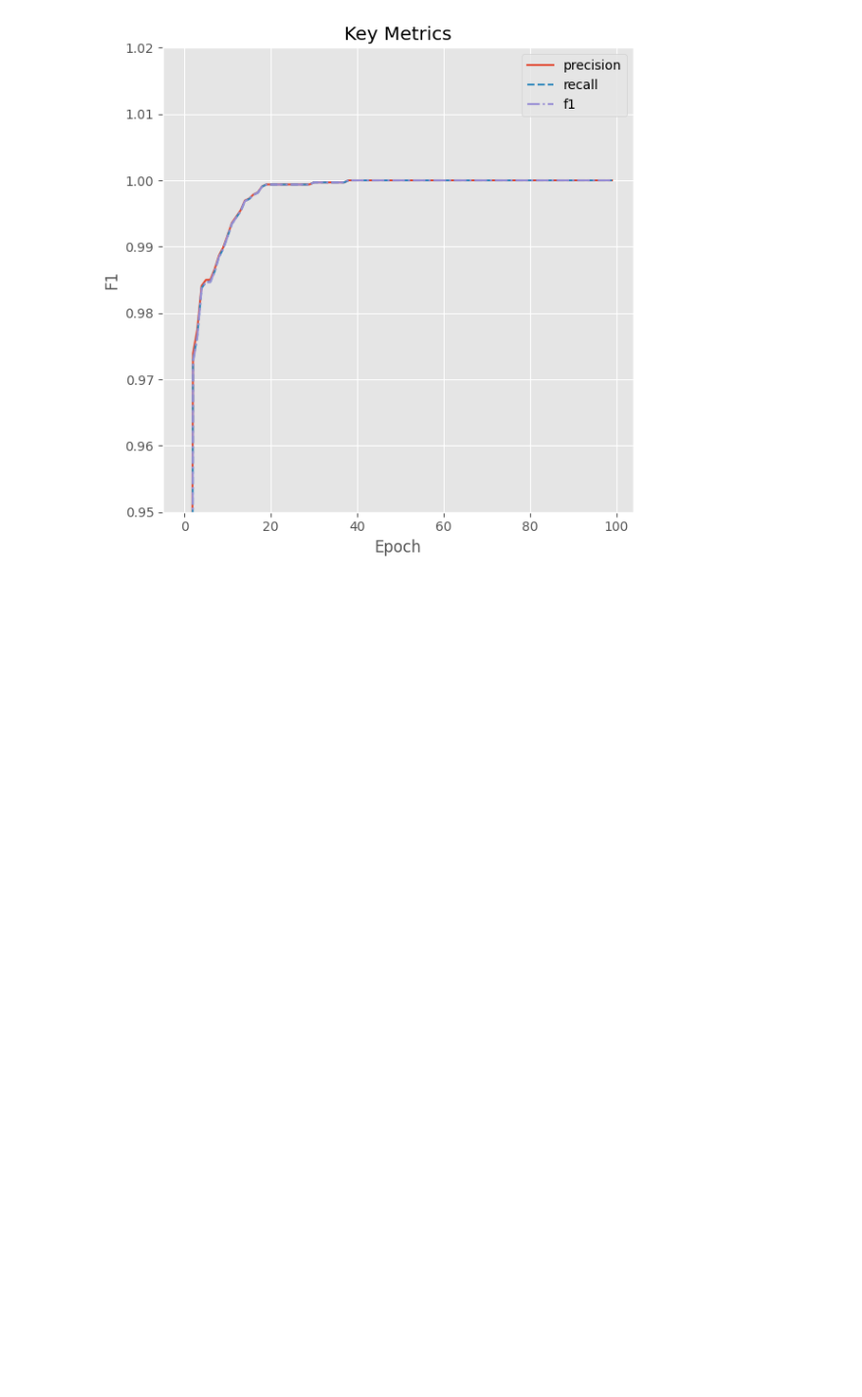
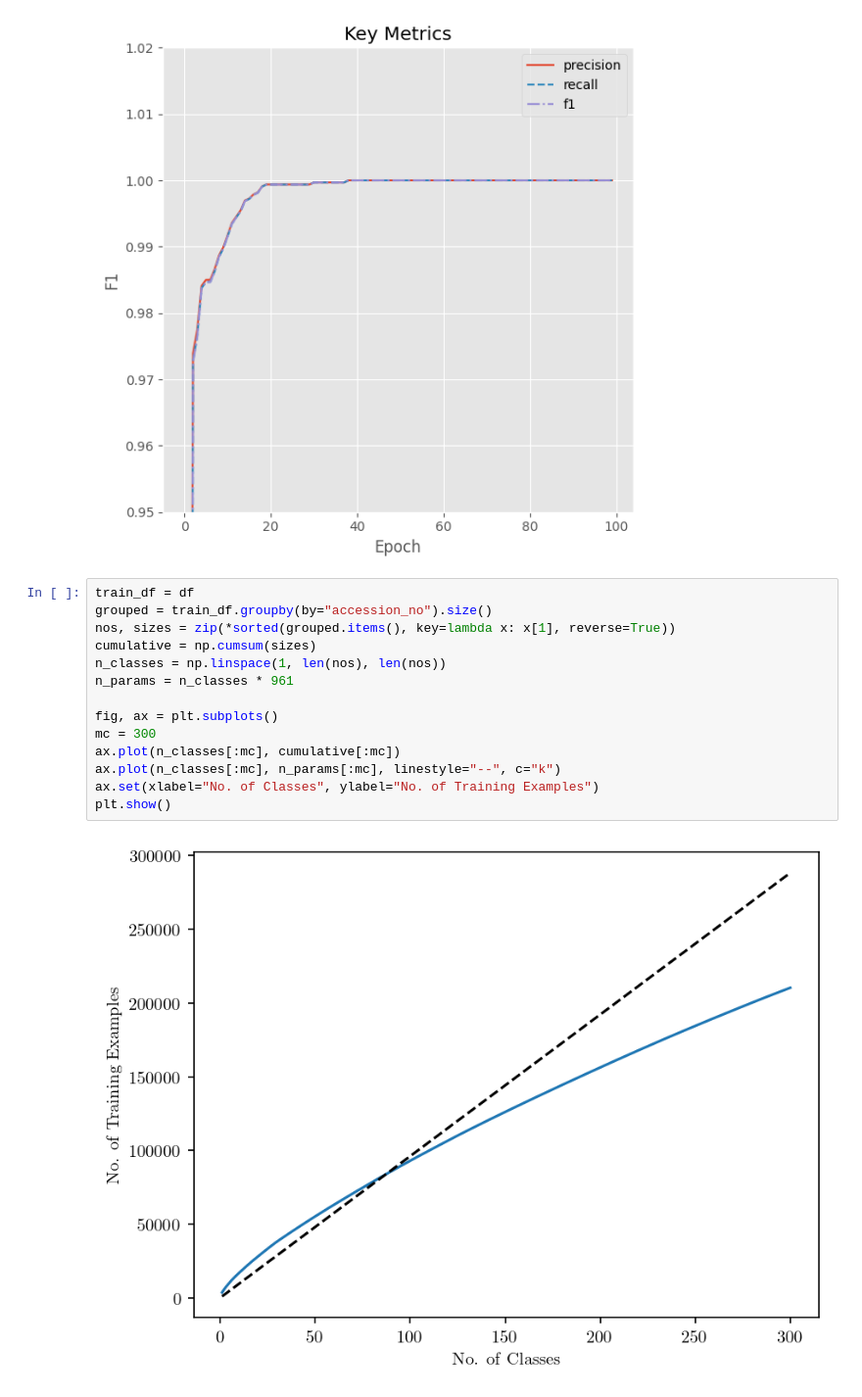
Before and after one commit to bennm37/pfamformer, a Jupyter notebook: scripts/pfam_eda.ipynb, the cells around one changed output. Shown: that part at 98% size. Cells and saved outputs as stored; diff of their text form; blank space fills up the shorter version.

```diff
--- a/scripts/pfam_eda.ipynb
+++ b/scripts/pfam_eda.ipynb
@@ -293,3 +293,19 @@ plt.tight_layout()
 # %% [output]
 [figure]
 [figure]
+# %%
+train_df = df
+grouped = train_df.groupby(by="accession_no").size()
+nos, sizes = zip(*sorted(grouped.items(), key=lambda x: x[1], reverse=True))
+cumulative = np.cumsum(sizes)
+n_classes = np.linspace(1, len(nos), len(nos))
+n_params = n_classes * 961
+
+fig, ax = plt.subplots()
+mc = 300
+ax.plot(n_classes[:mc], cumulative[:mc])
+ax.plot(n_classes[:mc], n_params[:mc], linestyle="--", c="k")
+ax.set(xlabel="No. of Classes", ylabel="No. of Training Examples")
+plt.show()
+# %% [output]
+[figure, added]
```
Also changed, not shown: 7 other files.
